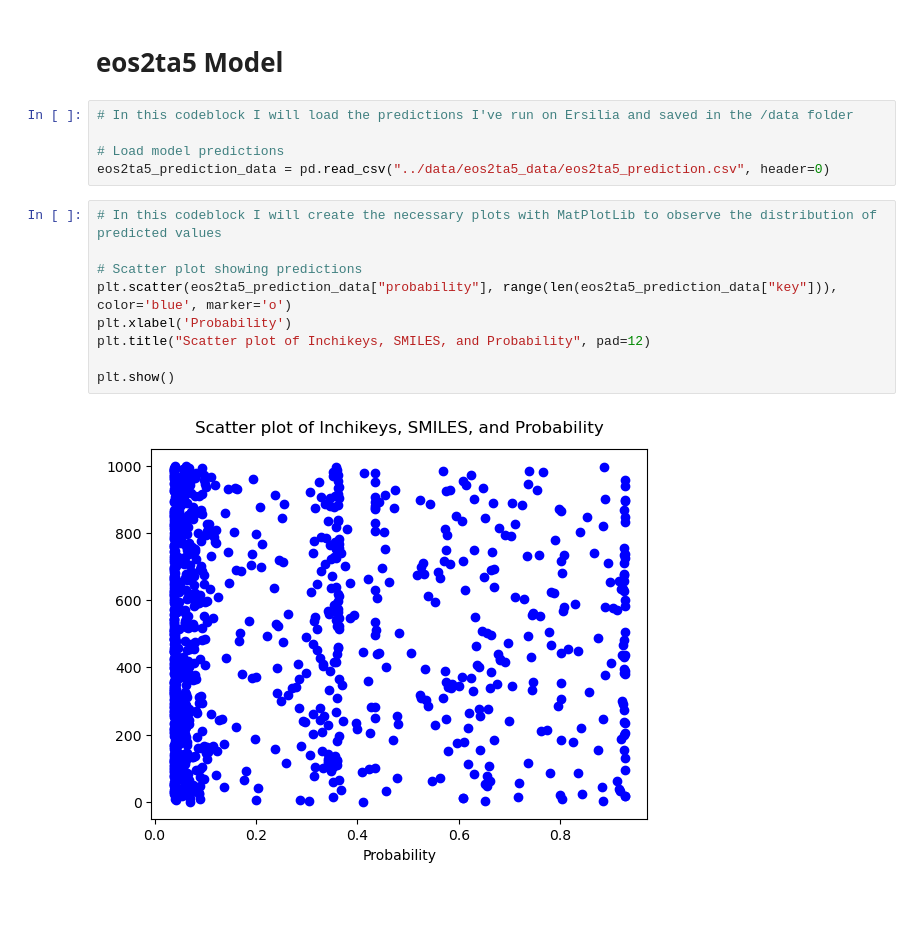
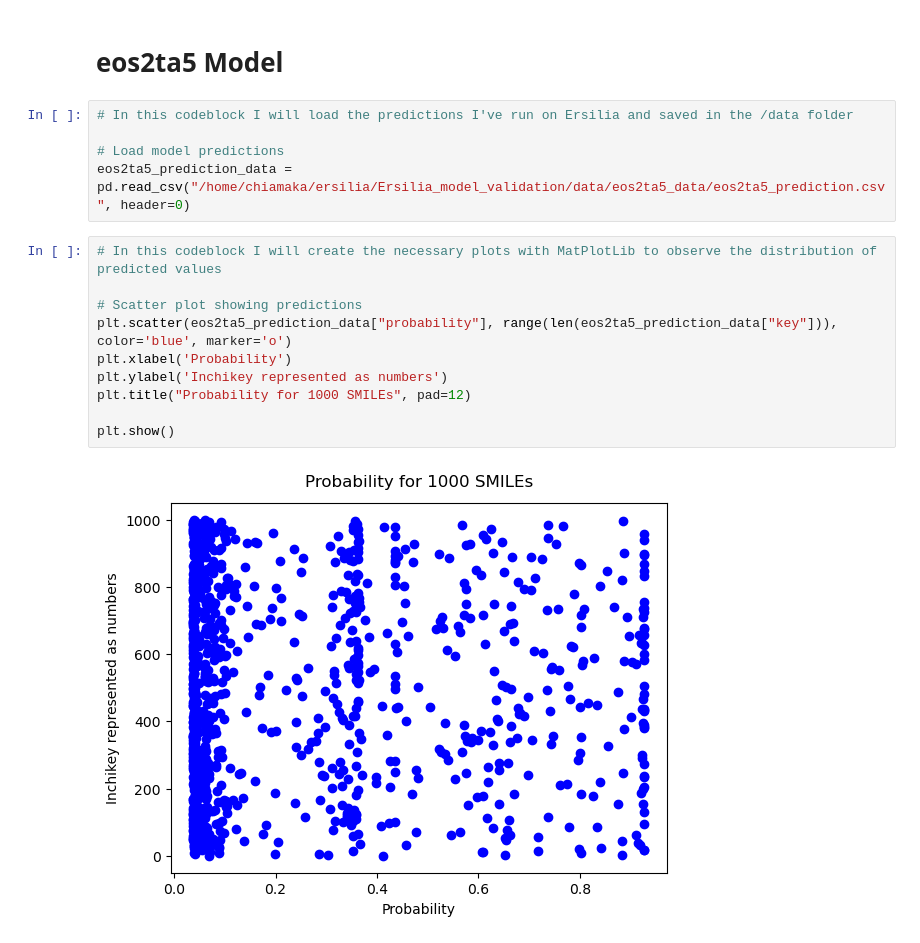
Before and after one commit to Chiamakaj/eos2ta5_ersilia_model_validation, a Jupyter notebook: notebooks/eos2ta5_notebook/00_model_bias.ipynb, the cells around one changed output. Saved outputs shown, nothing was run; the diff lists cells and outputs as text; blank space fills up the shorter version.

Commit message:
Updating model summary and figures

```diff
--- a/notebooks/eos2ta5_notebook/00_model_bias.ipynb
+++ b/notebooks/eos2ta5_notebook/00_model_bias.ipynb
@@ -76,15 +79,16 @@ Now, I will use the predictions I got from the Ersilia Model Hub on the dataset
 # In this codeblock I will load the predictions I've run on Ersilia and saved in the /data folder
 
 # Load model predictions
-eos2ta5_prediction_data = pd.read_csv("../data/eos2ta5_data/eos2ta5_prediction.csv", header=0)
+eos2ta5_prediction_data = pd.read_csv("/home/chiamaka/ersilia/Ersilia_model_validation/data/eos2ta5_data/eos2ta5_prediction.csv", header=0)
 # %%
 # In this codeblock I will create the necessary plots with MatPlotLib to observe the distribution of predicted values
 
 # Scatter plot showing predictions
 plt.scatter(eos2ta5_prediction_data["probability"], range(len(eos2ta5_prediction_data["key"])), color='blue', marker='o')
 plt.xlabel('Probability')
-plt.title("Scatter plot of Inchikeys, SMILES, and Probability", pad=12)
+plt.ylabel('Inchikey represented as numbers')
+plt.title("Probability for 1000 SMILEs", pad=12)
 
 plt.show()
 # %% [output]
-[figure, old version]
+[figure, new version]
```
Also changed, not shown: parts of 4 cells of this notebook, 5 other files.
